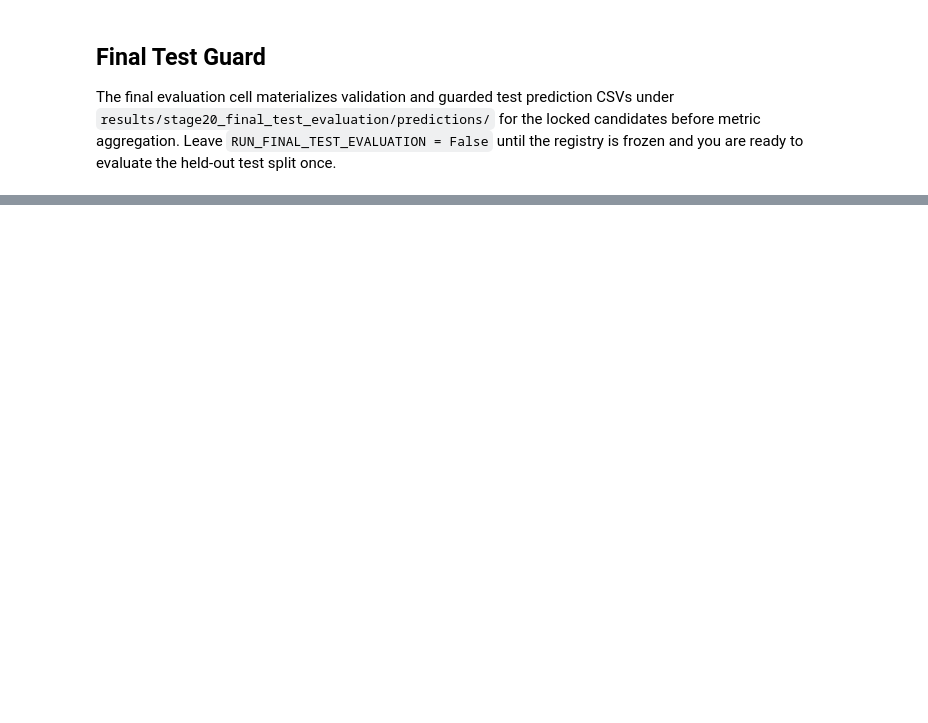
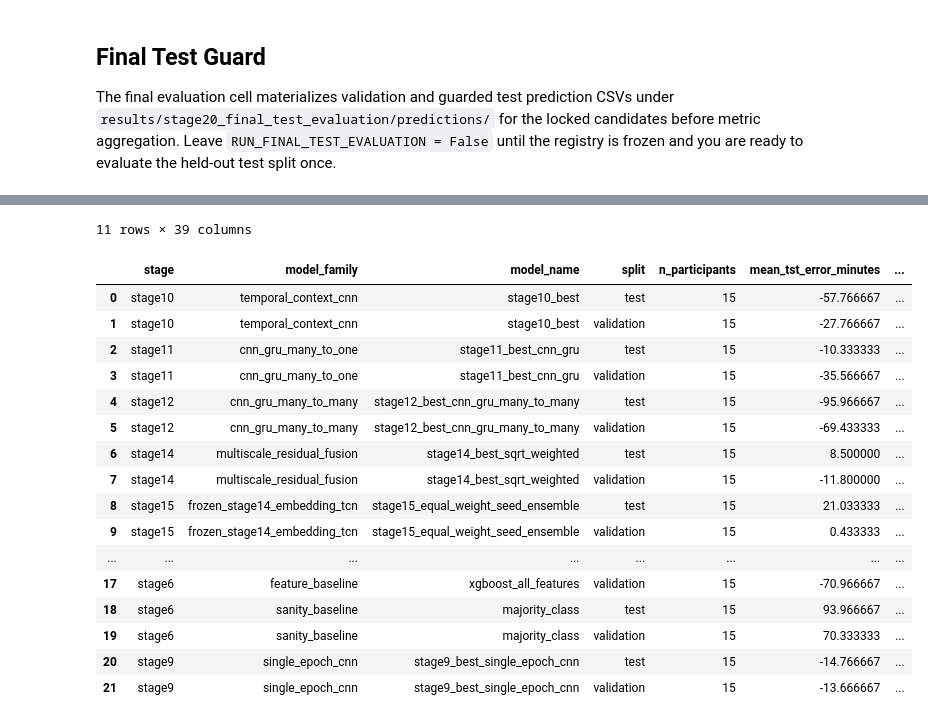
Before and after one commit to manns79/dreamt-wearable-sleep-staging, a Jupyter notebook: notebooks/09_final_test_evaluation.ipynb, the cells around one changed output, grey strips where cells are left out. Cells and saved outputs as stored; diff of their text form; code cells hidden in the pictures; blank space fills up the shorter version.

Commit message:
Run test-set evaluation

```diff
--- a/notebooks/09_final_test_evaluation.ipynb
+++ b/notebooks/09_final_test_evaluation.ipynb
@@ -69,7 +90,7 @@ else:
 
 The final evaluation cell materializes validation and guarded test prediction CSVs under `results/stage20_final_test_evaluation/predictions/` for the locked candidates before metric aggregation. Leave `RUN_FINAL_TEST_EVALUATION = False` until the registry is frozen and you are ready to evaluate the held-out test split once.
 # %%
-RUN_FINAL_TEST_EVALUATION = False
+RUN_FINAL_TEST_EVALUATION = True
 
 if RUN_FINAL_TEST_EVALUATION:
     require_final_test_confirmation(RUN_FINAL_TEST_EVALUATION)
@@ -103,3 +124,4 @@ if RUN_FINAL_TEST_EVALUATION:
     display(outputs["duration_error_summary"])
 else:
     print(FINAL_TEST_GUARD_MESSAGE)
+# %% [output]
@@ -105,0 +157,18 @@ else:
+11 rows × 39 columns
+|  | stage | model_family | model_name | split | n_participants | mean_tst_error_minutes | ... |
+| 0 | stage10 | temporal_context_cnn | stage10_best | test | 15 | -57.766667 | ... |
+| 1 | stage10 | temporal_context_cnn | stage10_best | validation | 15 | -27.766667 | ... |
+| 2 | stage11 | cnn_gru_many_to_one | stage11_best_cnn_gru | test | 15 | -10.333333 | ... |
+| 3 | stage11 | cnn_gru_many_to_one | stage11_best_cnn_gru | validation | 15 | -35.566667 | ... |
+| 4 | stage12 | cnn_gru_many_to_many | stage12_best_cnn_gru_many_to_many | test | 15 | -95.966667 | ... |
+| 5 | stage12 | cnn_gru_many_to_many | stage12_best_cnn_gru_many_to_many | validation | 15 | -69.433333 | ... |
+| 6 | stage14 | multiscale_residual_fusion | stage14_best_sqrt_weighted | test | 15 | 8.500000 | ... |
+| 7 | stage14 | multiscale_residual_fusion | stage14_best_sqrt_weighted | validation | 15 | -11.800000 | ... |
+| 8 | stage15 | frozen_stage14_embedding_tcn | stage15_equal_weight_seed_ensemble | test | 15 | 21.033333 | ... |
+| 9 | stage15 | frozen_stage14_embedding_tcn | stage15_equal_weight_seed_ensemble | validation | 15 | 0.433333 | ... |
+| ... | ... | ... | ... | ... | ... | ... | ... |
+| 17 | stage6 | feature_baseline | xgboost_all_features | validation | 15 | -70.966667 | ... |
+| 18 | stage6 | sanity_baseline | majority_class | test | 15 | 93.966667 | ... |
+| 19 | stage6 | sanity_baseline | majority_class | validation | 15 | 70.333333 | ... |
+| 20 | stage9 | single_epoch_cnn | stage9_best_single_epoch_cnn | test | 15 | -14.766667 | ... |
+| 21 | stage9 | single_epoch_cnn | stage9_best_single_epoch_cnn | validation | 15 | -13.666667 | ... |
```
Also changed, not shown: parts of 4 cells of this notebook, 3 other files.
